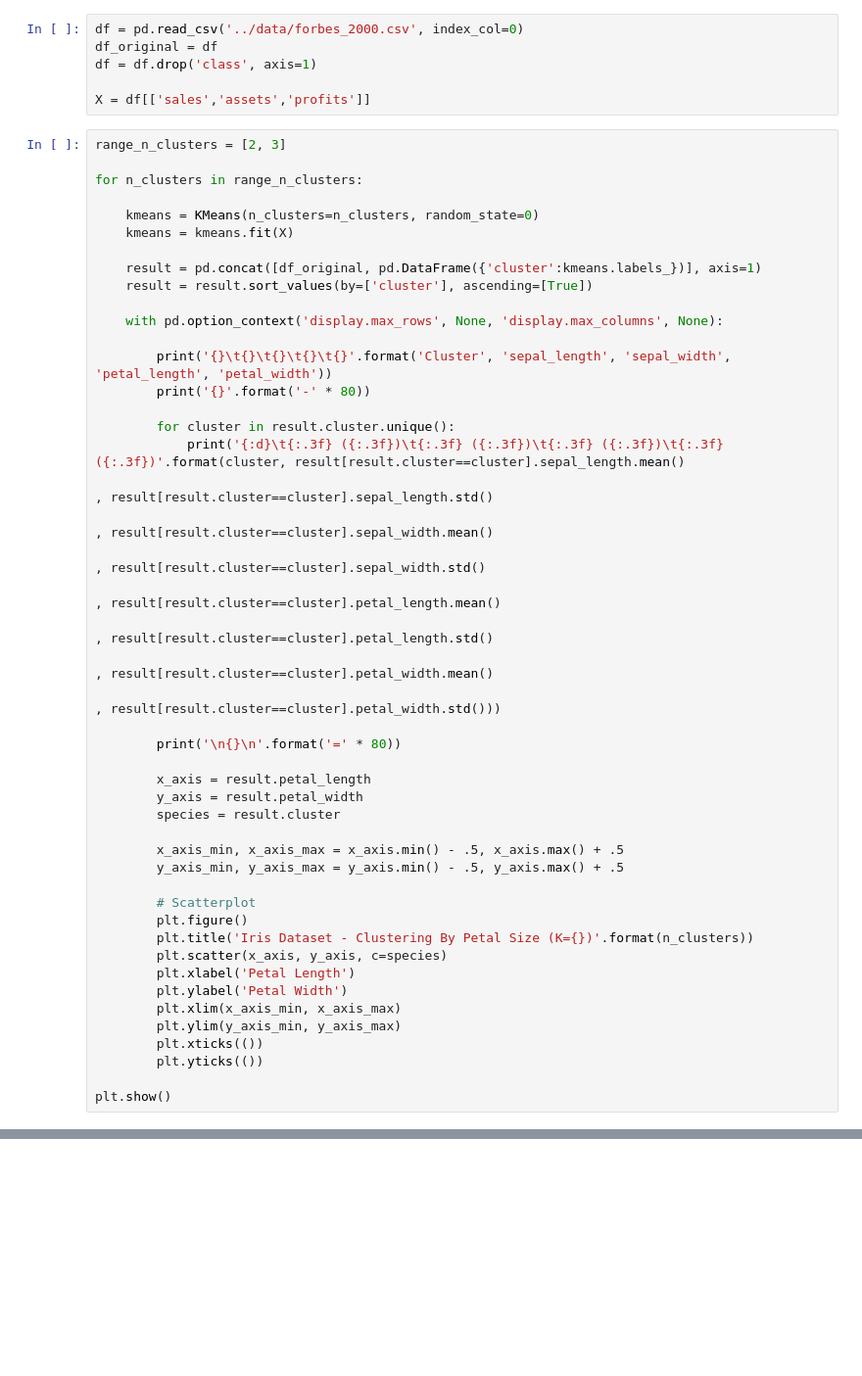
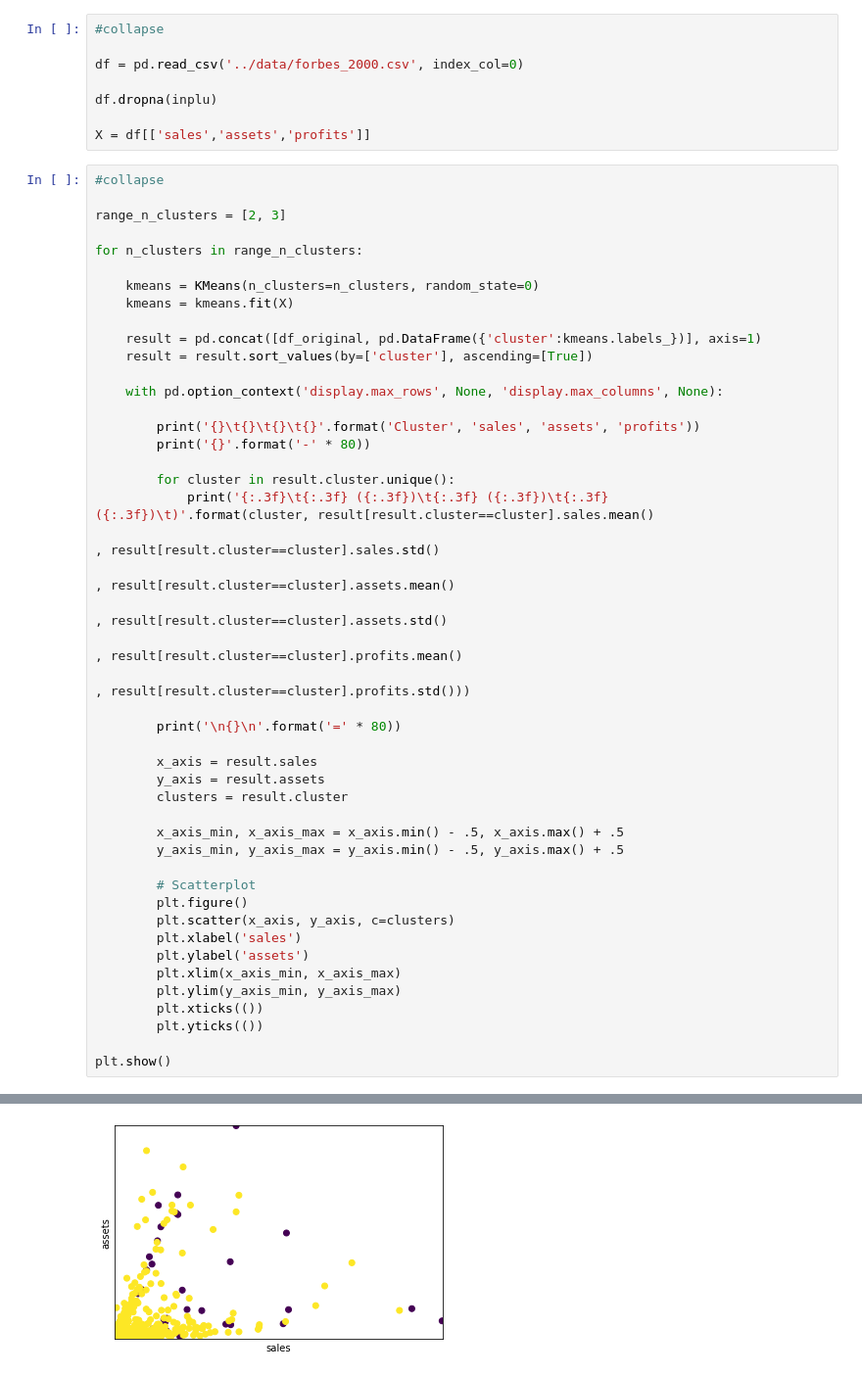
Before and after one commit to kasano/nus_msba_bootcamp, a Jupyter notebook: _notebooks/2021-07-26-exercise-72.ipynb, the cells around one changed output, grey strips where cells are left out. Shown at 98% size. Cells and saved outputs as stored; diff of their text form; blank space fills up the shorter version.

Commit message:
Adapt visuals

```diff
--- a/_notebooks/2021-07-26-exercise-72.ipynb
+++ b/_notebooks/2021-07-26-exercise-72.ipynb
@@ -5,12 +13,16 @@ from sklearn.cluster import KMeans
 from sklearn import metrics
 import matplotlib.pyplot as plt
 # %%
+#collapse
+
 df = pd.read_csv('../data/forbes_2000.csv', index_col=0)
-df_original = df
-df = df.drop('class', axis=1)
+
+df.dropna(inplu)
 
 X = df[['sales','assets','profits']]
 # %%
+#collapse
+
 range_n_clusters = [2, 3]
 
 for n_clusters in range_n_clusters:
@@ -23,37 +35,35 @@ for n_clusters in range_n_clusters:
 
     with pd.option_context('display.max_rows', None, 'display.max_columns', None):
 
-        print('{}\t{}\t{}\t{}\t{}'.format('Cluster', 'sepal_length', 'sepal_width', 'petal_length', 'petal_width'))
+        print('{}\t{}\t{}\t{}'.format('Cluster', 'sales', 'assets', 'profits'))
         print('{}'.format('-' * 80))
 
         for cluster in result.cluster.unique():
-            print('{:d}\t{:.3f} ({:.3f})\t{:.3f} ({:.3f})\t{:.3f} ({:.3f})\t{:.3f} ({:.3f})'.format(cluster, result[result.cluster==cluster].sepal_length.mean()
-                                                                                                            , result[result.cluster==cluster].sepal_length.std()
-                                                                                                            , result[result.cluster==cluster].sepal_width.mean()
-                                                                                                            , result[result.cluster==cluster].sepal_width.std()
-                                                                                                            , result[result.cluster==cluster].petal_length.mean()
-                                                                                                            , result[result.cluster==cluster].petal_length.std()
-                                                                                                            , result[result.cluster==cluster].petal_width.mean()
-                                                                                                            , result[result.cluster==cluster].petal_width.std()))
+            print('{:.3f}\t{:.3f} ({:.3f})\t{:.3f} ({:.3f})\t{:.3f} ({:.3f})\t)'.format(cluster, result[result.cluster==cluster].sales.mean()
+                                                                                                            , result[result.cluster==cluster].sales.std()
+                                                                                                            , result[result.cluster==cluster].assets.mean()
+                                                                                                            , result[result.cluster==cluster].assets.std()
+                                                                                                            , result[result.cluster==cluster].profits.mean()
+                                                                                                            , result[result.cluster==cluster].profits.std()))
 
         print('\n{}\n'.format('=' * 80))
 
-        x_axis = result.petal_length
-        y_axis = result.petal_width
-        species = result.cluster
+        x_axis = result.sales
+        y_axis = result.assets
+        clusters = result.cluster
 
         x_axis_min, x_axis_max = x_axis.min() - .5, x_axis.max() + .5
         y_axis_min, y_axis_max = y_axis.min() - .5, y_axis.max() + .5
 
         # Scatterplot
         plt.figure()
-        plt.title('Iris Dataset - Clustering By Petal Size (K={})'.format(n_clusters))
-        plt.scatter(x_axis, y_axis, c=species)
-        plt.xlabel('Petal Length')
-        plt.ylabel('Petal Width')
+        plt.scatter(x_axis, y_axis, c=clusters)
+        plt.xlabel('sales')
+        plt.ylabel('assets')
         plt.xlim(x_axis_min, x_axis_max)
         plt.ylim(y_axis_min, y_axis_max)
         plt.xticks(())
         plt.yticks(())
 
 plt.show()
+# %% [output]
@@ -59,0 +86 @@ plt.show()
+[figure, added]
```
Also changed, not shown: parts of 3 cells of this notebook.
